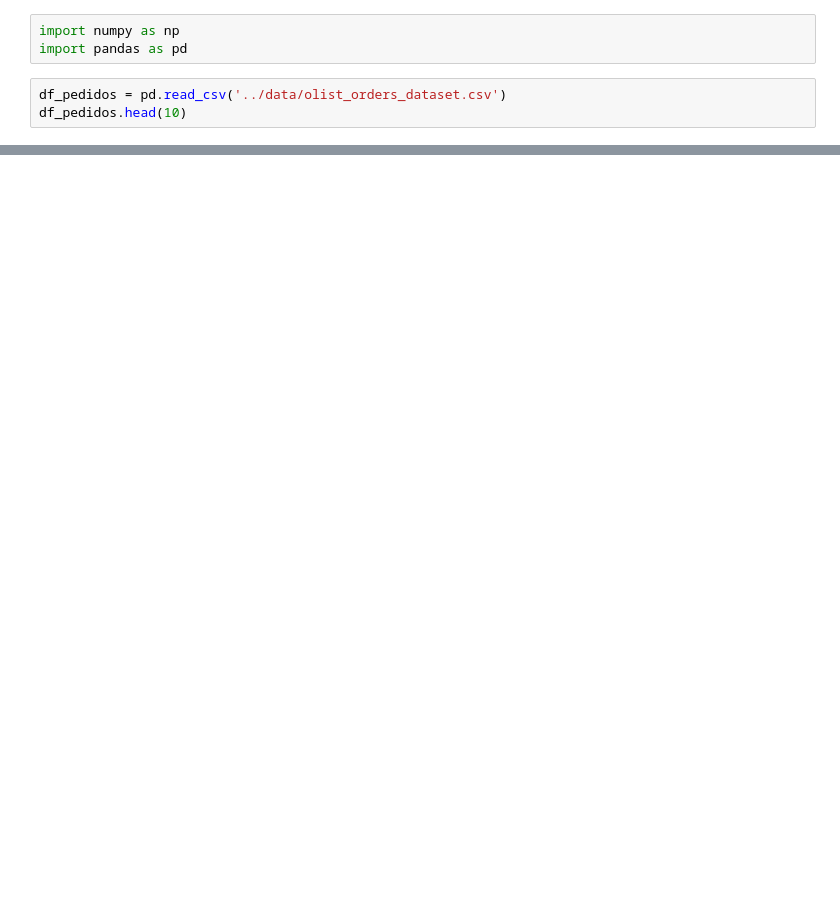
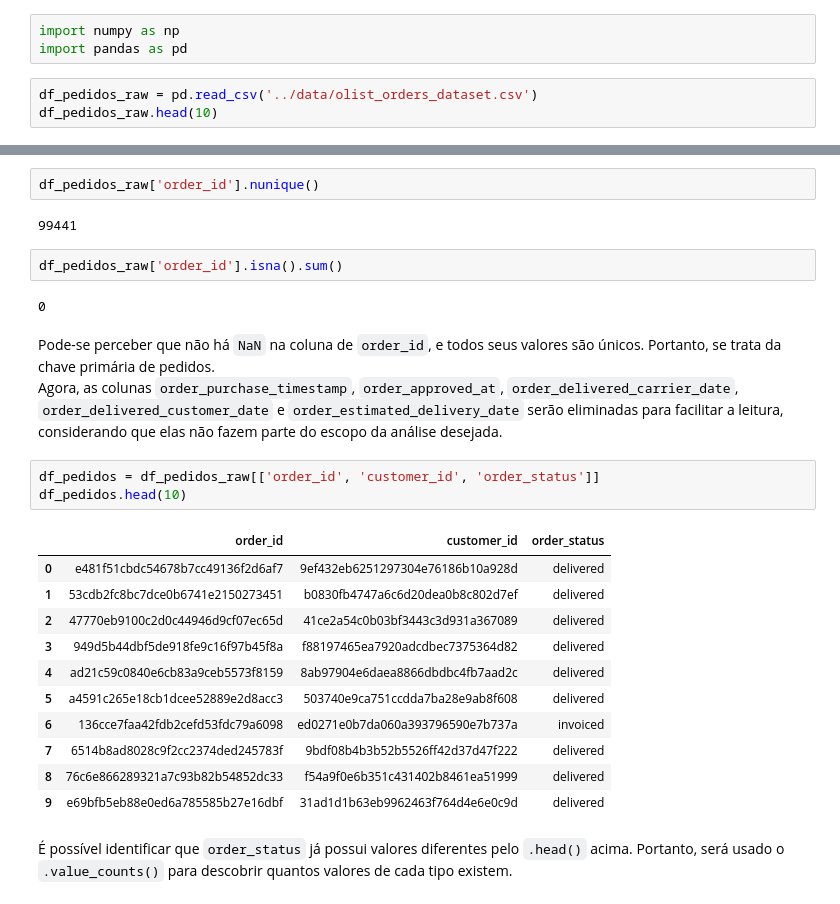
Before and after one commit to PurpleLobster31/ADA_analise_de_vendas, a Jupyter notebook: src/analise_vendas.ipynb, the cells around one changed output, grey strips where cells are left out. Saved outputs shown, nothing was run; the diff lists cells and outputs as text; blank space fills up the shorter version.

```diff
--- a/src/analise_vendas.ipynb
+++ b/src/analise_vendas.ipynb
@@ -6,8 +19,8 @@
 import numpy as np
 import pandas as pd
 # %%
-df_pedidos = pd.read_csv('../data/olist_orders_dataset.csv')
-df_pedidos.head(10)
+df_pedidos_raw = pd.read_csv('../data/olist_orders_dataset.csv')
+df_pedidos_raw.head(10)
 # %% [output]
 |  | order_id | customer_id | order_status | order_purchase_timestamp | order_approved_at | order_delivered_carrier_date | ... |
 | 0 | e481f51cbdc54678b7cc49136f2d6af7 | 9ef432eb6251297304e76186b10a928d | delivered | 2017-10-02 10:56:33 | 2017-10-02 11:07:15 | 2017-10-04 19:55:00 | ... |
@@ -52,0 +86,28 @@ df_reviews_pedidos.head(10)
+# %%
+df_pedidos_raw['order_id'].nunique()
+# %% [output]
+99441
+# %%
+df_pedidos_raw['order_id'].isna().sum()
+# %% [output]
+0
+# %% [markdown]
+Pode-se perceber que não há `NaN` na coluna de `order_id`, e todos seus valores são únicos. Portanto, se trata da chave primária de pedidos.<br>
+Agora, as colunas ``order_purchase_timestamp``, ``order_approved_at``, ``order_delivered_carrier_date``, ``order_delivered_customer_date`` e ``order_estimated_delivery_date`` serão eliminadas para facilitar a leitura, considerando que elas não fazem parte do escopo da análise desejada.
+# %%
+df_pedidos = df_pedidos_raw[['order_id', 'customer_id', 'order_status']]
+df_pedidos.head(10)
+# %% [output]
+|  | order_id | customer_id | order_status |
+| 0 | e481f51cbdc54678b7cc49136f2d6af7 | 9ef432eb6251297304e76186b10a928d | delivered |
+| 1 | 53cdb2fc8bc7dce0b6741e2150273451 | b0830fb4747a6c6d20dea0b8c802d7ef | delivered |
+| 2 | 47770eb9100c2d0c44946d9cf07ec65d | 41ce2a54c0b03bf3443c3d931a367089 | delivered |
+| 3 | 949d5b44dbf5de918fe9c16f97b45f8a | f88197465ea7920adcdbec7375364d82 | delivered |
+| 4 | ad21c59c0840e6cb83a9ceb5573f8159 | 8ab97904e6daea8866dbdbc4fb7aad2c | delivered |
+| 5 | a4591c265e18cb1dcee52889e2d8acc3 | 503740e9ca751ccdda7ba28e9ab8f608 | delivered |
+| 6 | 136cce7faa42fdb2cefd53fdc79a6098 | ed0271e0b7da060a393796590e7b737a | invoiced |
+| 7 | 6514b8ad8028c9f2cc2374ded245783f | 9bdf08b4b3b52b5526ff42d37d47f222 | delivered |
+| 8 | 76c6e866289321a7c93b82b54852dc33 | f54a9f0e6b351c431402b8461ea51999 | delivered |
+| 9 | e69bfb5eb88e0ed6a785585b27e16dbf | 31ad1d1b63eb9962463f764d4e6e0c9d | delivered |
+# %% [markdown]
+É possível identificar que `order_status` já possui valores diferentes pelo `.head()` acima. Portanto, será usado o `.value_counts()` para descobrir quantos valores de cada tipo existem.
```
Also changed, not shown: parts of 52 cells of this notebook.
